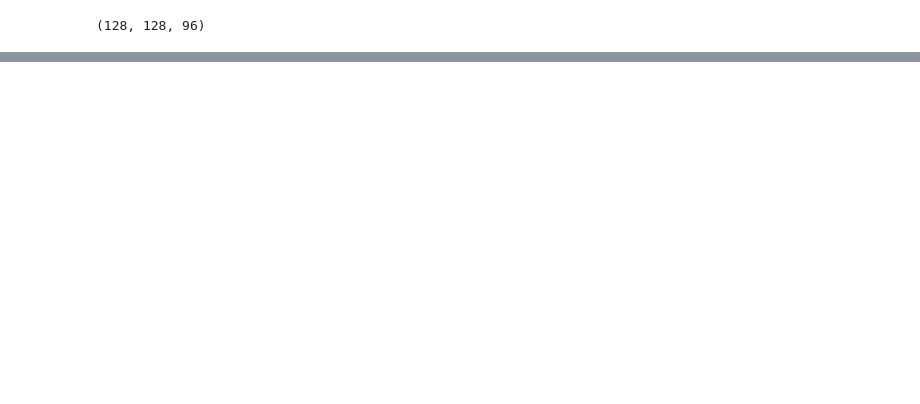
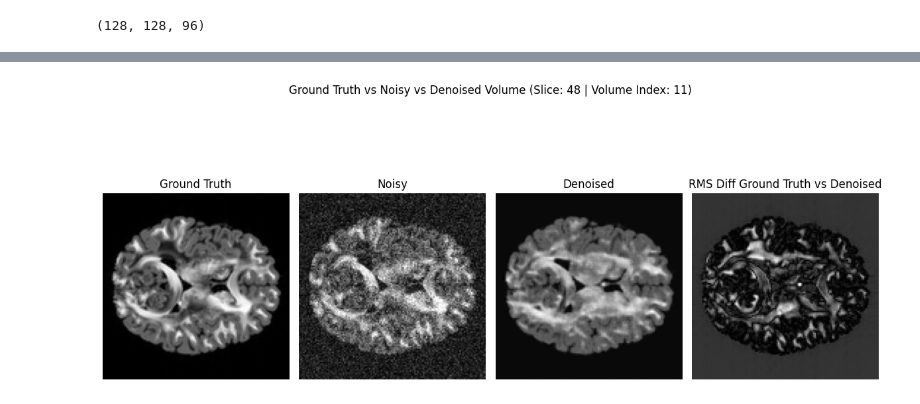
Before and after one commit to joseFranciscoHS/TechJourney, a Jupyter notebook: DWMRI/src/visual_tests_drcnet.ipynb, the cells around one changed output, grey strips where cells are left out. Cells and saved outputs as stored; diff of their text form; code cells hidden in the pictures; blank space fills up the shorter version.

```diff
--- a/DWMRI/src/visual_tests_drcnet.ipynb
+++ b/DWMRI/src/visual_tests_drcnet.ipynb
@@ -543,0 +610,12 @@ fully_compare_volumes(
+# %%
+shape = (2, 3, 0, 1)
+
+fully_compare_volumes(
+    original_volume=np.transpose(ref_for_metrics, shape),
+    noisy_volume=np.transpose(noisy_for_viz, shape),
+    denoised_volume=np.transpose(reconstructed_2, shape),
+    file_name=None,
+    volume_idx=11,
+)
+# %% [output]
+[figure, added]
```
Also changed, not shown: parts of 10 cells of this notebook, 2 other files.
